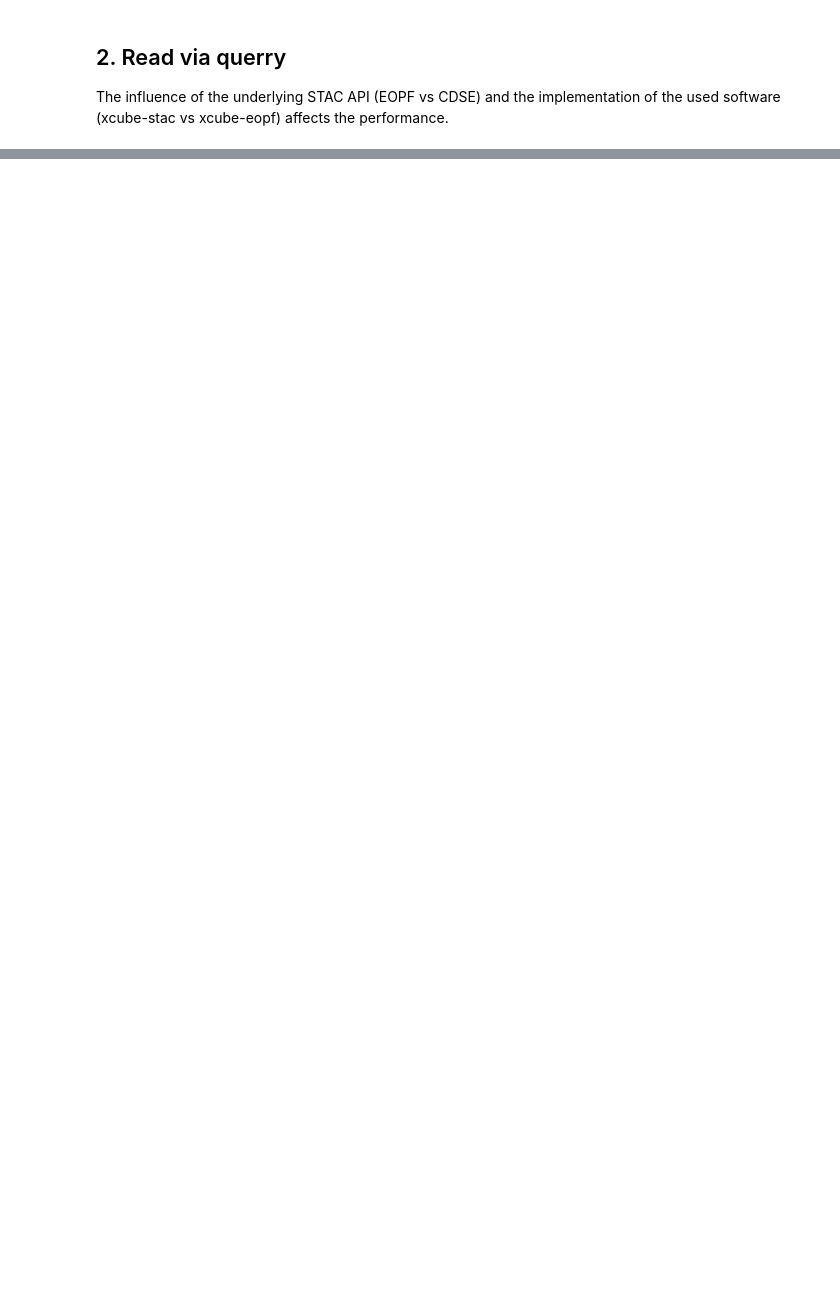
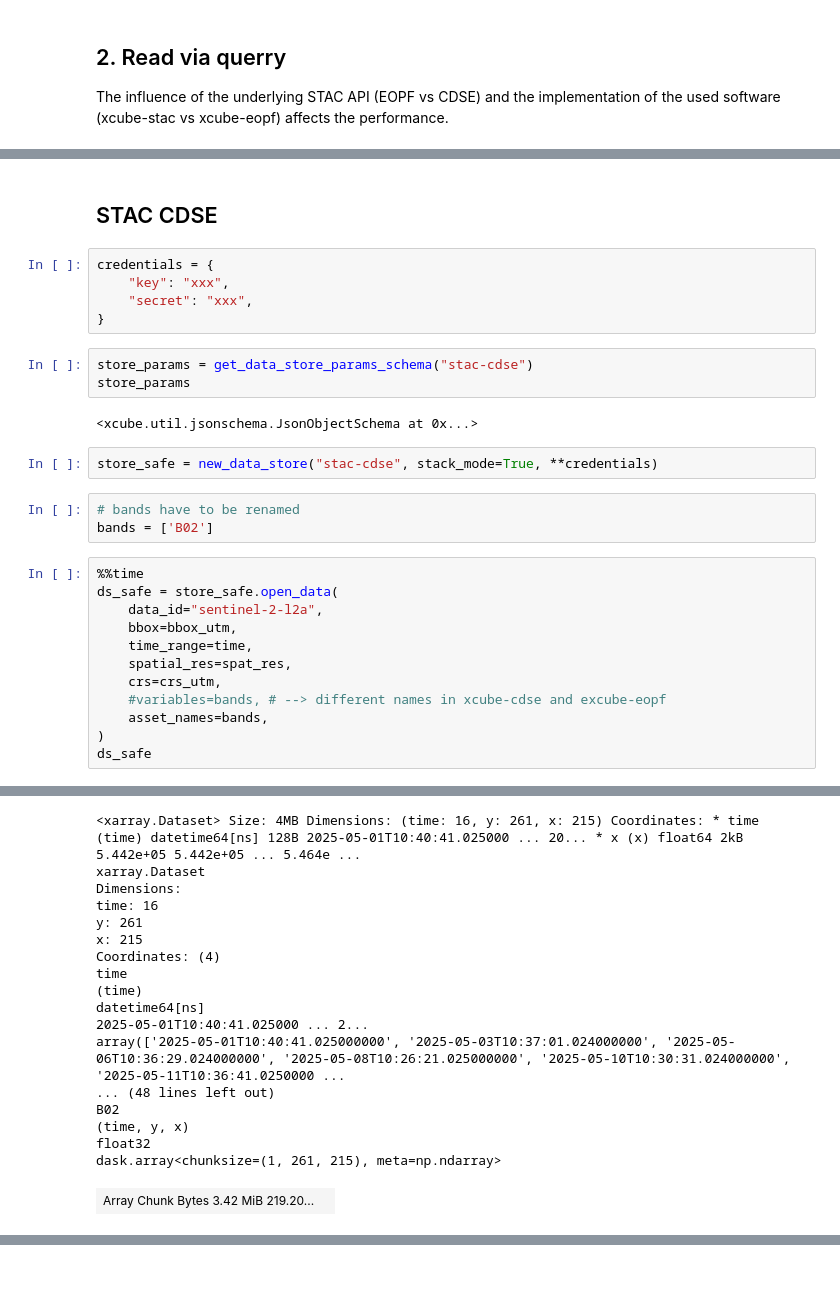
Before and after one commit to pixalytics-ltd/eopf-sample-notebooks, a Jupyter notebook: performance/Sentinel-2_L1C_MSI_performance.ipynb, the cells around one changed output, grey strips where cells are left out. Saved outputs shown, nothing was run; the diff lists cells and outputs as text; blank space fills up the shorter version.

```diff
--- a/performance/Sentinel-2_L1C_MSI_performance.ipynb
+++ b/performance/Sentinel-2_L1C_MSI_performance.ipynb
@@ -196,0 +214,30 @@ xcube_eopf_version :
+# %% [markdown]
+## STAC CDSE
+# %%
+credentials = {
+    "key": "xxx",
+    "secret": "xxx",
+}
+# %%
+store_params = get_data_store_params_schema("stac-cdse")
+store_params
+# %% [output]
+<xcube.util.jsonschema.JsonObjectSchema at 0x...>
+# %%
+store_safe = new_data_store("stac-cdse", stack_mode=True, **credentials)
+# %%
+# bands have to be renamed
+bands = ['B02']
+# %%
+%%time
+ds_safe = store_safe.open_data(
+    data_id="sentinel-2-l2a",
+    bbox=bbox_utm,
+    time_range=time,
+    spatial_res=spat_res,
+    crs=crs_utm,
+    #variables=bands, # --> different names in xcube-cdse and excube-eopf
+    asset_names=bands,
+)
+ds_safe
+# %% [output]
@@ -196,0 +246,18 @@ xcube_eopf_version :
+<xarray.Dataset> Size: 4MB Dimensions: (time: 16, y: 261, x: 215) Coordinates: * time (time) datetime64[ns] 128B 2025-05-01T10:40:41.025000 ... 20... * x (x) float64 2kB 5.442e+05 5.442e+05 ... 5.464e ...
+xarray.Dataset
+Dimensions:
+time: 16
+y: 261
+x: 215
+Coordinates: (4)
+time
+(time)
+datetime64[ns]
+2025-05-01T10:40:41.025000 ... 2...
+array(['2025-05-01T10:40:41.025000000', '2025-05-03T10:37:01.024000000', '2025-05-06T10:36:29.024000000', '2025-05-08T10:26:21.025000000', '2025-05-10T10:30:31.024000000', '2025-05-11T10:36:41.0250000 ...
+... (48 lines left out)
+B02
+(time, y, x)
+float32
+dask.array<chunksize=(1, 261, 215), meta=np.ndarray>
+| Array Chunk Bytes 3.42 MiB 219.20... |  |
```
Also changed, not shown: parts of 24 cells of this notebook.
